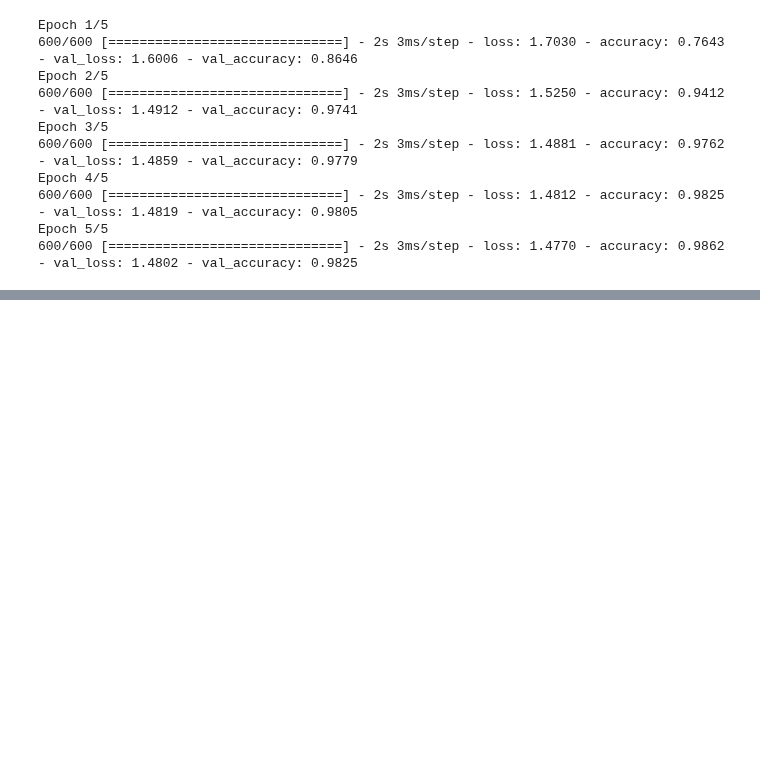
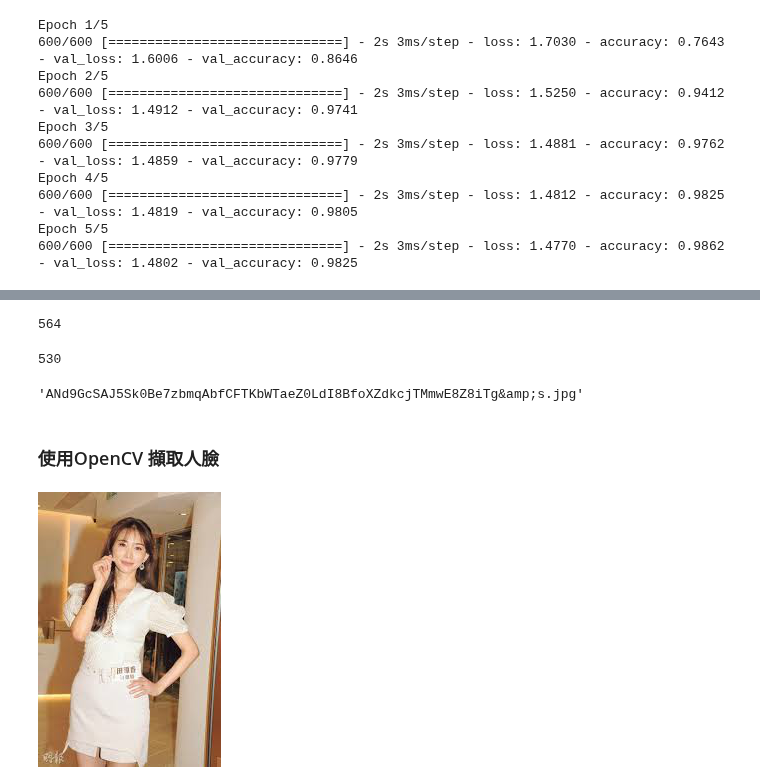
Before and after one commit to ywchiu/taipeifubon, a Jupyter notebook: Demo20200511.ipynb, the cells around one changed output, grey strips where cells are left out. Drawn from its saved outputs; the diff is of its cells as text; code cells hidden in the pictures; blank space fills up the shorter version.

```diff
--- a/Demo20200511.ipynb
+++ b/Demo20200511.ipynb
@@ -110,0 +156,14 @@ Epoch 5/5
+# %%
+len(os.listdir('clock/'))
+# %% [output]
+564
+# %%
+len(os.listdir('chilin/'))
+# %% [output]
+530
+# %%
+os.listdir('chilin/')[3]
+# %% [output]
+'ANd9GcSAJ5Sk0Be7zbmqAbfCFTKbWTaeZ0LdI8BfoXZdkcjTMmwE8Z8iTg&amp;s.jpg'
+# %% [markdown]
+### 使用OpenCV 擷取人臉
@@ -110,0 +172,7 @@ Epoch 5/5
+# %%
+from PIL import Image
+imgsrc = os.listdir('chilin/')[7]
+im = Image.open('chilin/'+imgsrc)
+im
+# %% [output]
+[figure, added]
```
Also changed, not shown: parts of 53 cells of this notebook.
